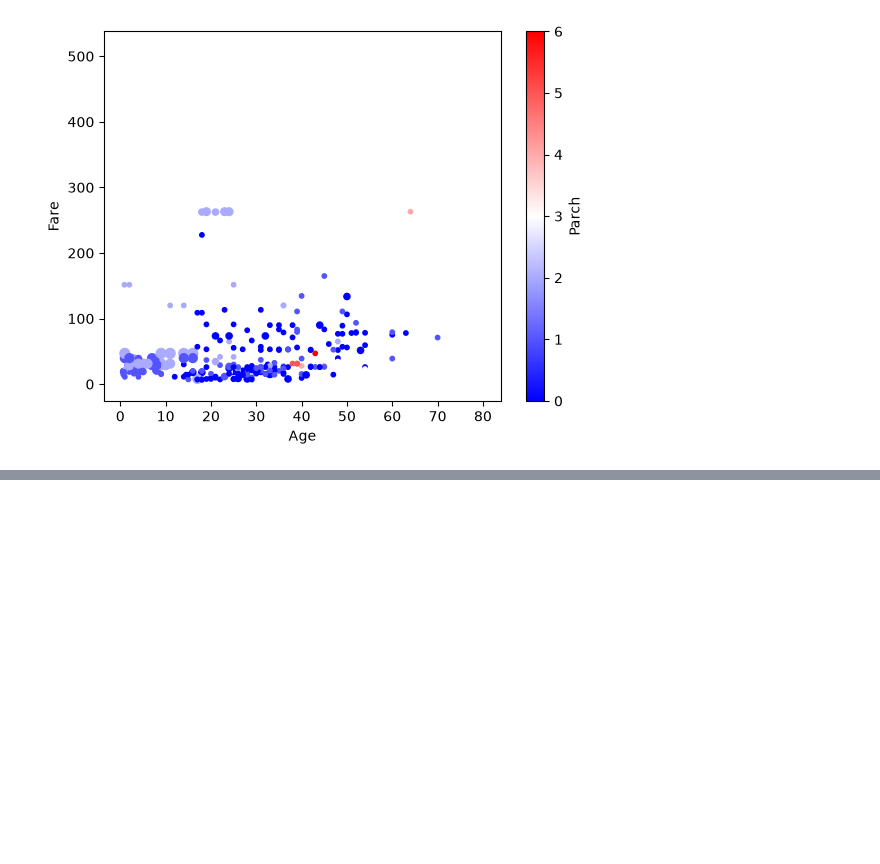
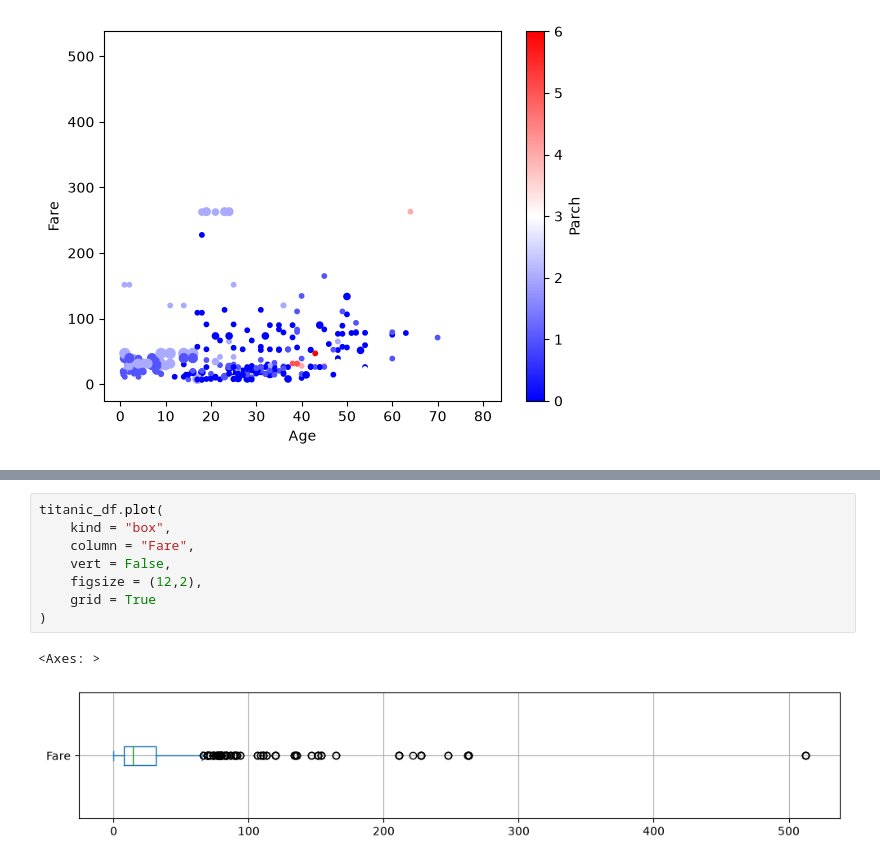
Before and after one commit to Ryujyanssii/DSML, a Jupyter notebook: learning/Day25,26/Visualization.ipynb, the cells around one changed output, grey strips where cells are left out. Cells and saved outputs as stored; diff of their text form; blank space fills up the shorter version.

```diff
--- a/learning/Day25/Visualization.ipynb
+++ b/learning/Day25,26/Visualization.ipynb
@@ -228,0 +256,11 @@ titanic_df.plot(
+# %%
+titanic_df.plot(
+    kind = "box",
+    column = "Fare",
+    vert = False,
+    figsize = (12,2),
+    grid = True
+)
+# %% [output]
+<Axes: >
+[figure, added]
```
Also changed, not shown: parts of 19 cells of this notebook, 1 other file.
